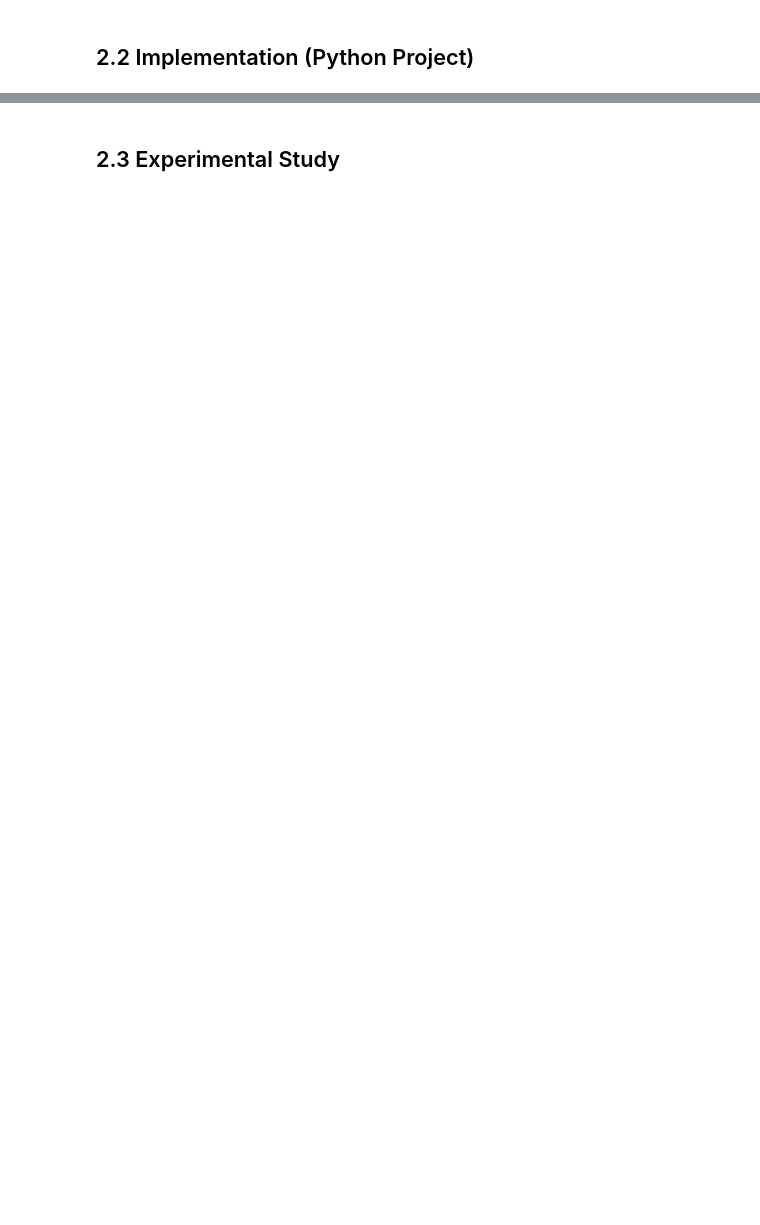
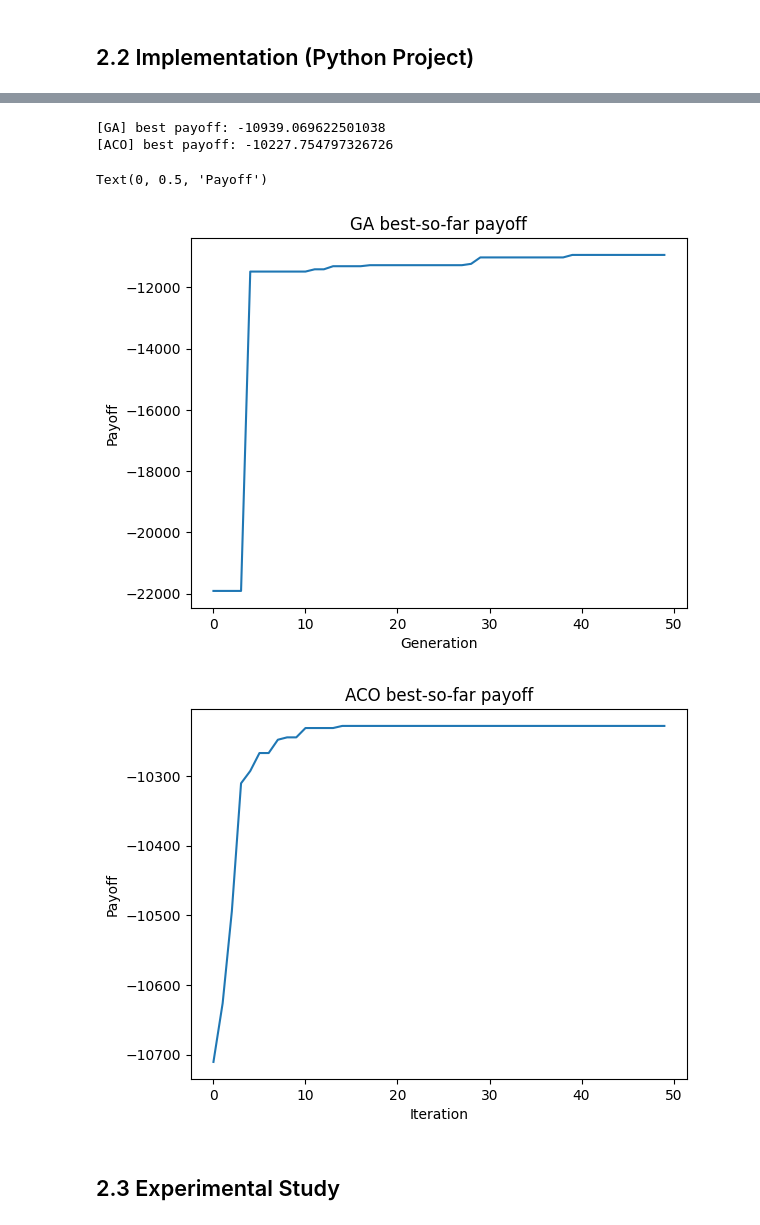
Before and after one commit to Mugi98/COMP-6410, a Jupyter notebook: Assignment_2.ipynb, the cells around one changed output, grey strips where cells are left out. Saved outputs shown, nothing was run; the diff lists cells and outputs as text; code cells hidden in the pictures; blank space fills up the shorter version.

```diff
--- a/Assignment_2.ipynb
+++ b/Assignment_2.ipynb
@@ -333,3 +1038,48 @@ TODO(you)
+# %%
+# Quick sanity run (replace with your full study and plots)
+try:
+    DATA = INSTANCE
+    DRONES = getattr(INSTANCE, "num_drones", 3)
+except NameError:
+    DATA = Instance(
+        depot_x=0.0, depot_y=0.0,
+        requests=[
+            Request(1, 1.0, 0.0, 0, 120, 2, 1),
+            Request(2, 2.0, 1.0, 0, 120, 2, 1),
+            Request(3, 3.0, 0.0, 0,  30, 2, 1),
+            Request(4, 0.0, 2.0, 0,  60, 2, 1),
+            Request(5, 2.0, 2.0, 0, 100, 2, 1),
+        ],
+        battery=12.0, speed=1.0, day_start=0, day_end=200
+    )
+    DRONES = 2
+
+# ✅ Option 1 – compatibility patch for GA/ACO
+if not hasattr(DATA, "depot_x") and hasattr(DATA, "depot"):
+    DATA.depot_x, DATA.depot_y = DATA.depot
+
+# --- Run GA & ACO ---
+ga_out = ga_solve(DATA, num_drones=DRONES, seed=42, pop_size=30, generations=50)
+aco_out = aco_solve(DATA, num_drones=DRONES, seed=42, ants=20, iterations=50)
+
+print("[GA] best payoff:", ga_out["best_fitness"])
+print("[ACO] best payoff:", aco_out["best_fitness"])
+
+plt.figure()
+plt.plot(ga_out["history_best"])
+plt.title("GA best-so-far payoff")
+plt.xlabel("Generation"); plt.ylabel("Payoff")
+
+plt.figure()
+plt.plot(aco_out["history_best"])
+plt.title("ACO best-so-far payoff")
+plt.xlabel("Iteration"); plt.ylabel("Payoff")
+# %% [output]
+[GA] best payoff: -10939.069622501038
+[ACO] best payoff: -10227.754797326726
+Text(0, 0.5, 'Payoff')
+[figure, added]
+[figure, added]
 # %% [markdown]
 ## 2.3 Experimental Study
 # %%
```
Also changed, not shown: parts of 17 cells of this notebook.
